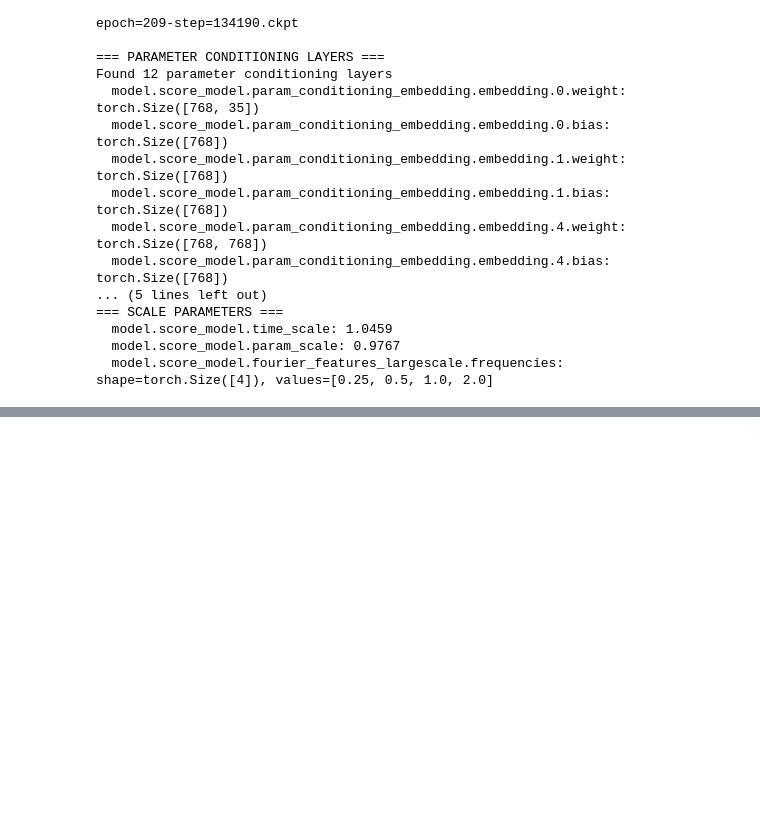
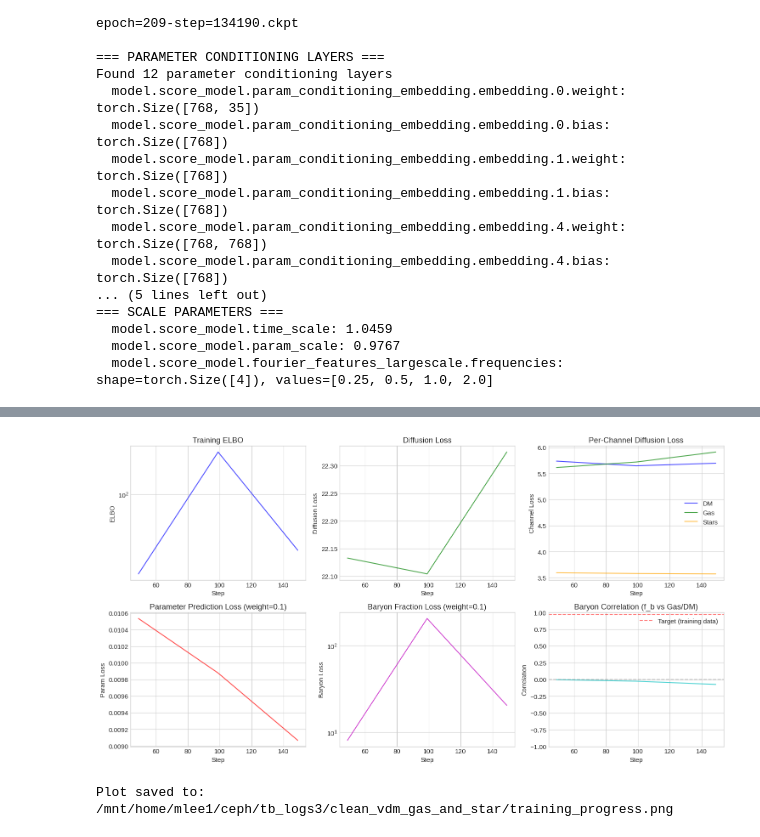
Before and after one commit to Maxelee/vdm_BIND, a Jupyter notebook: analysis/notebooks/05_gas_bias_investigation.ipynb, the cells around one changed output, grey strips where cells are left out. Cells and saved outputs as stored; diff of their text form; code cells hidden in the pictures; blank space fills up the shorter version.

```diff
--- a/analysis/notebooks/05_gas_bias_investigation.ipynb
+++ b/analysis/notebooks/05_gas_bias_investigation.ipynb
@@ -971,0 +1064,78 @@ Found 12 parameter conditioning layers
+# %%
+# Plot training curves for the new model
+if metrics and 'train/elbo_step' in metrics:
+    fig, axes = plt.subplots(2, 3, figsize=(15, 8))
+
+    # Plot 1: ELBO
+    ax = axes[0, 0]
+    if 'train/elbo_step' in metrics:
+        m = metrics['train/elbo_step']
+        ax.plot(m['steps'], m['values'], 'b-', alpha=0.7)
+        ax.set_ylabel('ELBO')
+        ax.set_xlabel('Step')
+        ax.set_title('Training ELBO')
+        ax.set_yscale('log')
+
+    # Plot 2: Diffusion Loss
+    ax = axes[0, 1]
+    if 'train/diffusion_loss_step' in metrics:
+        m = metrics['train/diffusion_loss_step']
+        ax.plot(m['steps'], m['values'], 'g-', alpha=0.7)
+        ax.set_ylabel('Diffusion Loss')
+        ax.set_xlabel('Step')
+        ax.set_title('Diffusion Loss')
+
+    # Plot 3: Per-channel diffusion loss
+    ax = axes[0, 2]
+    for ch, color, label in [('dm', 'blue', 'DM'), ('gas', 'green', 'Gas'), ('stars', 'orange', 'Stars')]:
+        key = f'train/diffusion_loss_{ch}_step'
+        if key in metrics:
+            m = metrics[key]
+            ax.plot(m['steps'], m['values'], color=color, alpha=0.7, label=label)
+    ax.set_ylabel('Channel Loss')
+    ax.set_xlabel('Step')
+    ax.set_title('Per-Channel Diffusion Loss')
+    ax.legend()
+
+    # Plot 4: Param prediction loss
+    ax = axes[1, 0]
+    if 'train/param_loss_step' in metrics:
+        m = metrics['train/param_loss_step']
+        ax.plot(m['steps'], m['values'], 'r-', alpha=0.7)
+        ax.set_ylabel('Param Loss')
+        ax.set_xlabel('Step')
+        ax.set_title('Parameter Prediction Loss (weight=0.1)')
+
+    # Plot 5: Baryon fraction loss
+    ax = axes[1, 1]
+    if 'train/baryon_loss_step' in metrics:
+        m = metrics['train/baryon_loss_step']
+        ax.plot(m['steps'], m['values'], 'm-', alpha=0.7)
+        ax.set_ylabel('Baryon Loss')
+        ax.set_xlabel('Step')
+        ax.set_title('Baryon Fraction Loss (weight=0.1)')
+        ax.set_yscale('log')
+
+    # Plot 6: Baryon correlation
+    ax = axes[1, 2]
+    if 'train/baryon_correlation_step' in metrics:
+        m = metrics['train/baryon_correlation_step']
+        ax.plot(m['steps'], m['values'], 'c-', alpha=0.7)
+        ax.axhline(0, color='gray', linestyle='--', alpha=0.5)
+        ax.axhline(0.97, color='red', linestyle='--', alpha=0.5, label='Target (training data)')
+        ax.set_ylabel('Correlation')
+        ax.set_xlabel('Step')
+        ax.set_title('Baryon Correlation (f_b vs Gas/DM)')
+        ax.set_ylim(-1, 1)
+        ax.legend()
+
+    plt.tight_layout()
+    plt.savefig('/mnt/home/mlee1/ceph/tb_logs3/clean_vdm_gas_and_star/training_progress.png', dpi=150)
+    plt.show()
+
+    print(f"\nPlot saved to: /mnt/home/mlee1/ceph/tb_logs3/clean_vdm_gas_and_star/training_progress.png")
+else:
+    print("Not enough data to plot yet")
+# %% [output]
+[figure, added]
+Plot saved to: /mnt/home/mlee1/ceph/tb_logs3/clean_vdm_gas_and_star/training_progress.png
```
Also changed, not shown: parts of 2 cells of this notebook, 2 other files.
